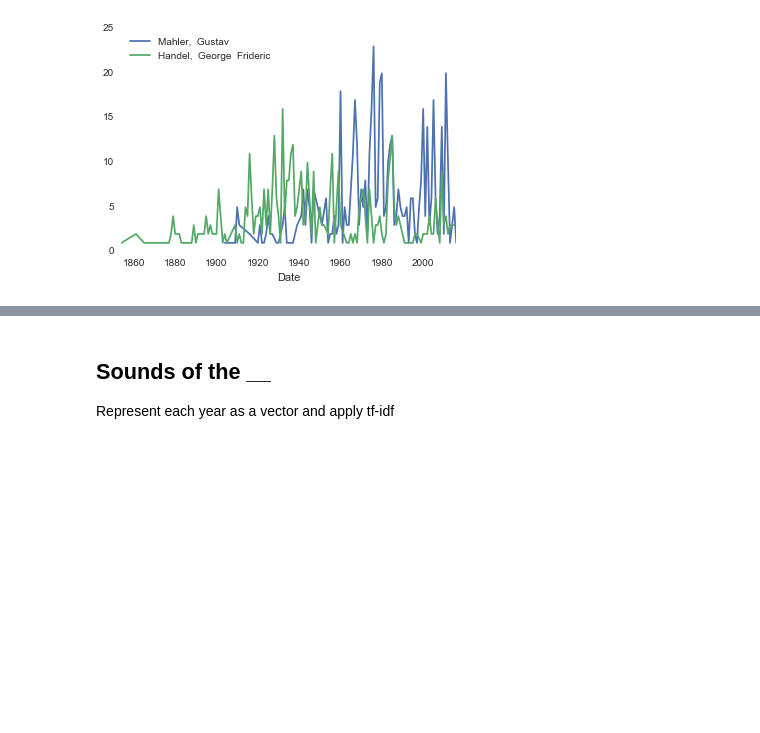
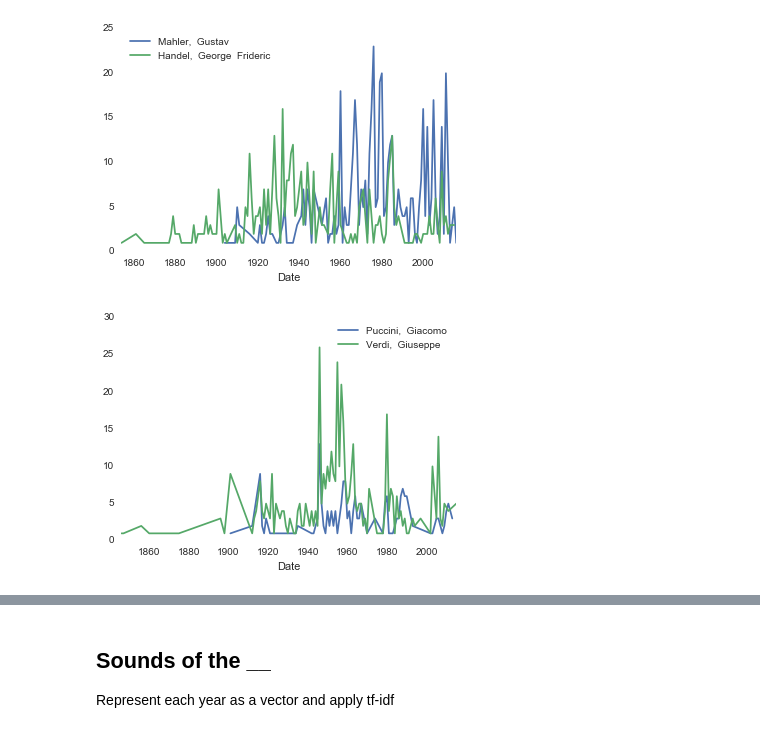
Before and after one commit to eamonnbell/nypposter, a Jupyter notebook: nyphil_programs.ipynb, the cells around one changed output, grey strips where cells are left out. Saved outputs shown, nothing was run; the diff lists cells and outputs as text; code cells hidden in the pictures; blank space fills up the shorter version.

```diff
--- a/nyphil_programs.ipynb
+++ b/nyphil_programs.ipynb
@@ -310,7 +319,7 @@ def composer_counts_by_name_resample(name):
     a = a.fillna(0)
     return a
 # %%
-top_ten = df.composerName.value_counts()[:100].keys()
+top_ten = df.composerName.value_counts()[:1000].keys()
 series = [(c,composer_counts_by_name_resample(c)) for c in top_ten]
 # %%
 composers = [s[0] for s in series]
@@ -343,6 +351,17 @@ plot_composer_by_name('Mahler,  Gustav')
 plot_composer_by_name('Handel,  George  Frideric')
 # %% [output]
 [figure]
+# %%
+def search_composer(q):
+    return [c for c in composers if q in c][0]
+
+def search_piece(q):
+    return [p for p in pieces if q in p][0]
+# %%
+plot_composer_by_name(search_composer('Puccini'))
+plot_composer_by_name(search_composer('Verdi'))
+# %% [output]
+[figure, added]
 # %%
 import scipy
 
```
Also changed, not shown: parts of 36 cells of this notebook, 15 other files.
